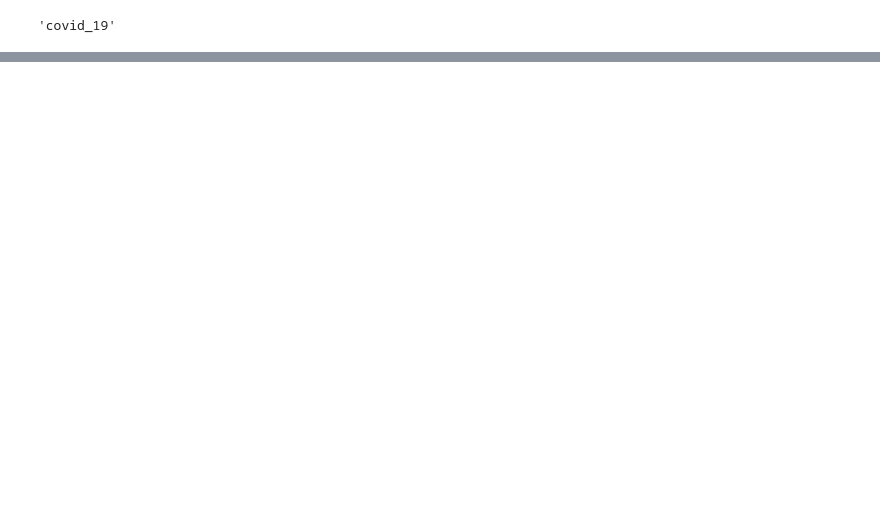
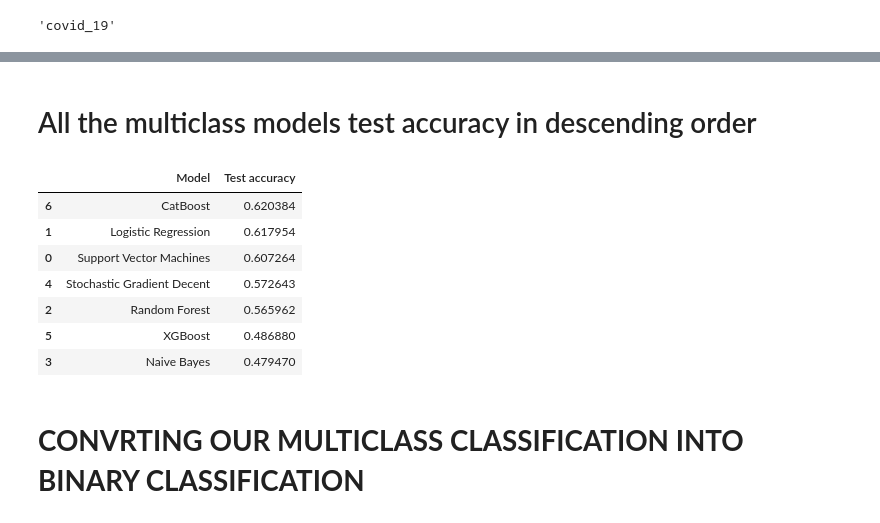
Before and after one commit to sweetyjunnarkar/Corona-tweet-sentiments, a Jupyter notebook: Sweety_Junnarkar_Team_1_Capstone_Project.ipynb, the cells around one changed output, grey strips where cells are left out. Cells and saved outputs as stored; diff of their text form; code cells hidden in the pictures; blank space fills up the shorter version.

```diff
--- a/Sweety_Junnarkar_Team_1_Capstone_Project.ipynb
+++ b/Sweety_Junnarkar_Team_1_Capstone_Project.ipynb
@@ -699,0 +745,6 @@ array([[258,  21, 118],
+# %%
+from sklearn.model_selection import train_test_split
+
+train,valid = train_test_split(df,test_size = 0.2,random_state=0,stratify = df.Sentiment.values) #stratification means that the train_test_split method returns training and test subsets that have the same proportions of class labels as the input dataset.
+print("train shape : ", train.shape)
+print("valid shape : ", valid.shape)
@@ -699,0 +920,11 @@ array([[258,  21, 118],
+# %%
+from sklearn.linear_model import LogisticRegression
+logreg = LogisticRegression()
+
+logreg.fit(X_train, y_train)
+
+logreg_prediction = logreg.predict(X_valid)
+logreg_accuracy = accuracy_score(y_valid,logreg_prediction)
+print("Training accuracy Score    : ",logreg.score(X_train,y_train))
+print("Validation accuracy Score : ",logreg_accuracy )
+print(classification_report(logreg_prediction,y_valid))
@@ -699,0 +972,12 @@ array([[258,  21, 118],
+# %%
+clf2 = CatBoostClassifier()
+
+
+clf2.fit(X_train, y_train,
+        eval_set=(X_valid, y_valid),
+        verbose=False
+)
+
+print('CatBoost model is fitted: ' + str(clf2.is_fitted()))
+print('CatBoost model parameters:')
+print(clf2.get_params())
@@ -699,0 +988,6 @@ array([[258,  21, 118],
+# %%
+catboost_prediction = clf2.predict(X_valid)
+catboost_accuracy = accuracy_score(y_valid,catboost_prediction)
+print("Training accuracy Score    : ",clf2.score(X_train,y_train))
+print("Validation accuracy Score : ",catboost_accuracy )
+print(classification_report(catboost_prediction,y_valid))
@@ -699,0 +1008,23 @@ array([[258,  21, 118],
+# %% [markdown]
+# All the multiclass models test accuracy in descending order
+# %%
+models = pd.DataFrame({
+    'Model': ['Support Vector Machines', 'Logistic Regression',
+              'Random Forest', 'Naive Bayes',
+              'Stochastic Gradient Decent', 'XGBoost','CatBoost'],
+    'Test accuracy': [svc_accuracy, logreg_accuracy,
+              rf_accuracy, NB_accuracy,
+              sgd_accuracy, xgb_accuracy,catboost_accuracy]})
+
+models.sort_values(by='Test accuracy', ascending=False)
+# %% [output]
+|  | Model | Test accuracy |
+| 6 | CatBoost | 0.620384 |
+| 1 | Logistic Regression | 0.617954 |
+| 0 | Support Vector Machines | 0.607264 |
+| 4 | Stochastic Gradient Decent | 0.572643 |
+| 2 | Random Forest | 0.565962 |
+| 5 | XGBoost | 0.486880 |
+| 3 | Naive Bayes | 0.479470 |
+# %% [markdown]
+#  **CONVRTING OUR MULTICLASS CLASSIFICATION INTO BINARY CLASSIFICATION**
```
Also changed, not shown: parts of 154 cells of this notebook.
